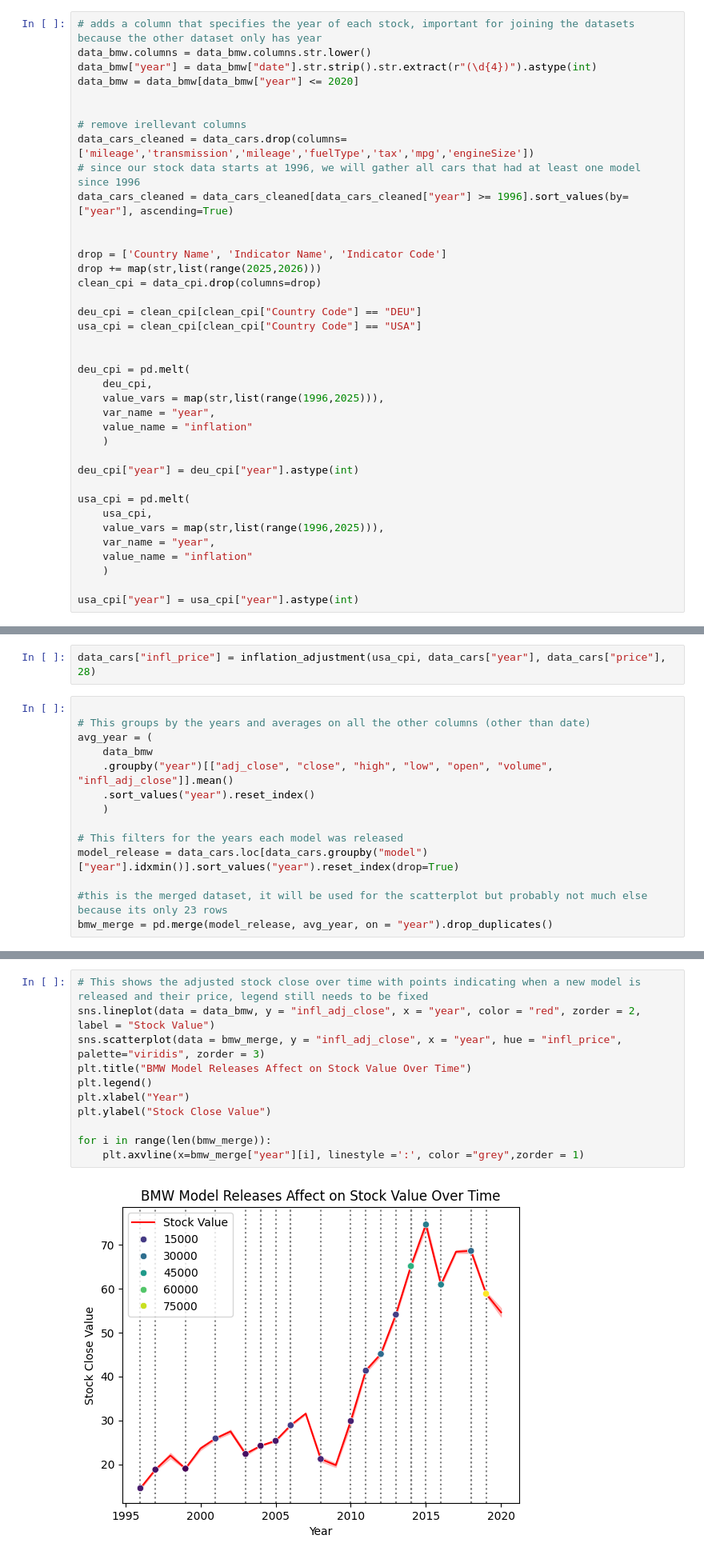
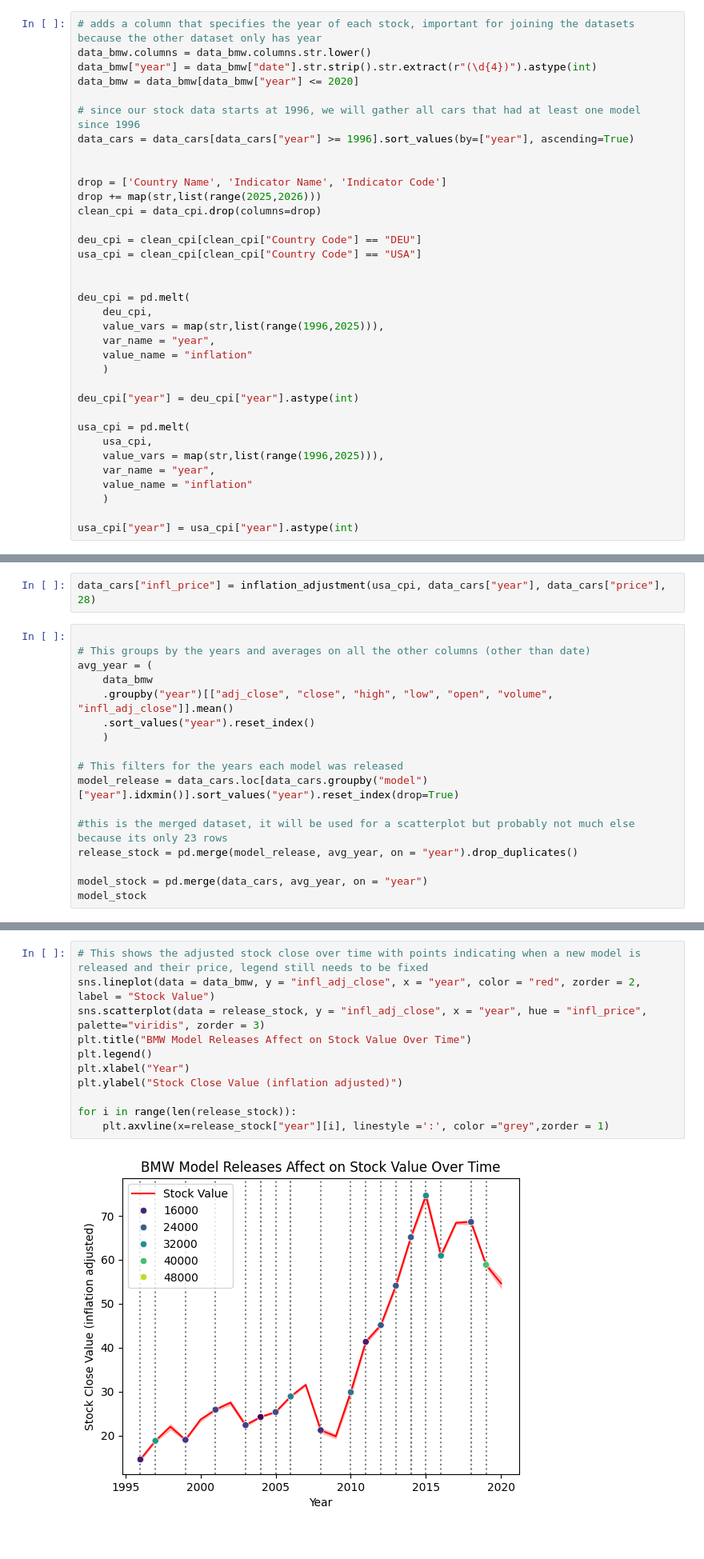
Before and after one commit to Kev-in123/DATA-200-Midterm, a Jupyter notebook: Midterm.ipynb, the cells around one changed output, grey strips where cells are left out. Shown at 80% size. Cells and saved outputs as stored; diff of their text form.

Commit message:
Add files via upload
I changed some of the variable names and added a plot

```diff
--- a/Midterm.ipynb
+++ b/Midterm.ipynb
@@ -28,11 +28,8 @@ data_bmw.columns = data_bmw.columns.str.lower()
 data_bmw["year"] = data_bmw["date"].str.strip().str.extract(r"(\d{4})").astype(int)
 data_bmw = data_bmw[data_bmw["year"] <= 2020]
 
-
-# remove irellevant columns
-data_cars_cleaned = data_cars.drop(columns=['mileage','transmission','mileage','fuelType','tax','mpg','engineSize'])
 # since our stock data starts at 1996, we will gather all cars that had at least one model since 1996
-data_cars_cleaned = data_cars_cleaned[data_cars_cleaned["year"] >= 1996].sort_values(by=["year"], ascending=True)
+data_cars = data_cars[data_cars["year"] >= 1996].sort_values(by=["year"], ascending=True)
 
 
 drop = ['Country Name', 'Indicator Name', 'Indicator Code']
@@ -87,5 +84,8 @@ avg_year = (
 # This filters for the years each model was released
 model_release = data_cars.loc[data_cars.groupby("model")["year"].idxmin()].sort_values("year").reset_index(drop=True)
 
-#this is the merged dataset, it will be used for the scatterplot but probably not much else because its only 23 rows
-bmw_merge = pd.merge(model_release, avg_year, on = "year").drop_duplicates()
+#this is the merged dataset, it will be used for a scatterplot but probably not much else because its only 23 rows
+release_stock = pd.merge(model_release, avg_year, on = "year").drop_duplicates()
+
+model_stock = pd.merge(data_cars, avg_year, on = "year")
+model_stock
@@ -94,13 +108,13 @@ bmw_merge = pd.merge(model_release, avg_year, on = "year").drop_duplicates()
 # %%
 # This shows the adjusted stock close over time with points indicating when a new model is released and their price, legend still needs to be fixed
 sns.lineplot(data = data_bmw, y = "infl_adj_close", x = "year", color = "red", zorder = 2, label = "Stock Value")
-sns.scatterplot(data = bmw_merge, y = "infl_adj_close", x = "year", hue = "infl_price",  palette="viridis", zorder = 3)
+sns.scatterplot(data = release_stock, y = "infl_adj_close", x = "year", hue = "infl_price",  palette="viridis", zorder = 3)
 plt.title("BMW Model Releases Affect on Stock Value Over Time")
 plt.legend()
 plt.xlabel("Year")
-plt.ylabel("Stock Close Value")
+plt.ylabel("Stock Close Value (inflation adjusted)")
 
-for i in range(len(bmw_merge)):
-    plt.axvline(x=bmw_merge["year"][i], linestyle =':', color ="grey",zorder = 1)
+for i in range(len(release_stock)):
+    plt.axvline(x=release_stock["year"][i], linestyle =':', color ="grey",zorder = 1)
 # %% [output]
-[figure, old version]
+[figure, new version]
```
Also changed, not shown: parts of 4 cells of this notebook.
